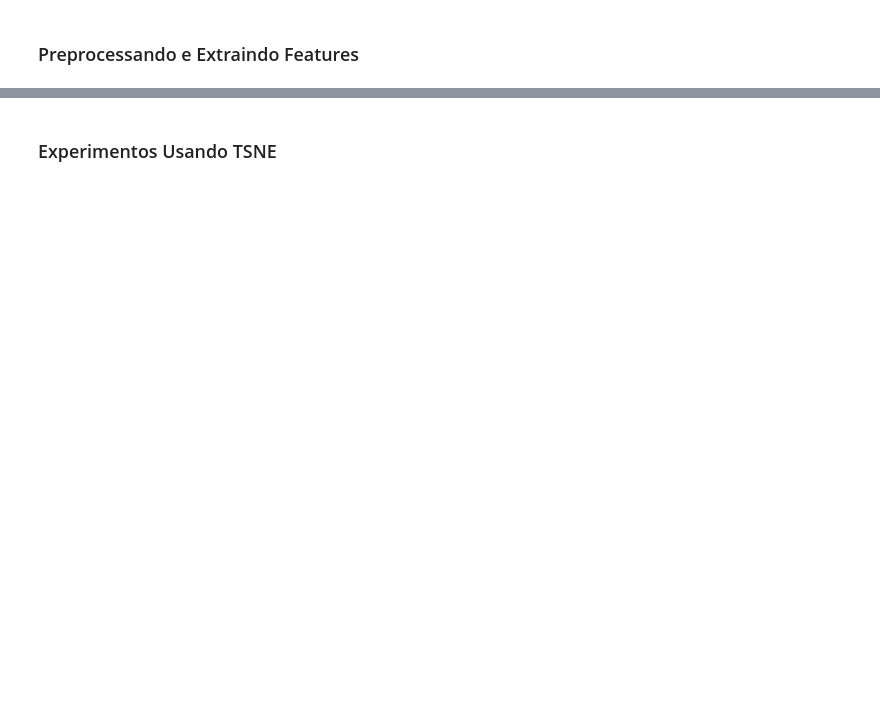
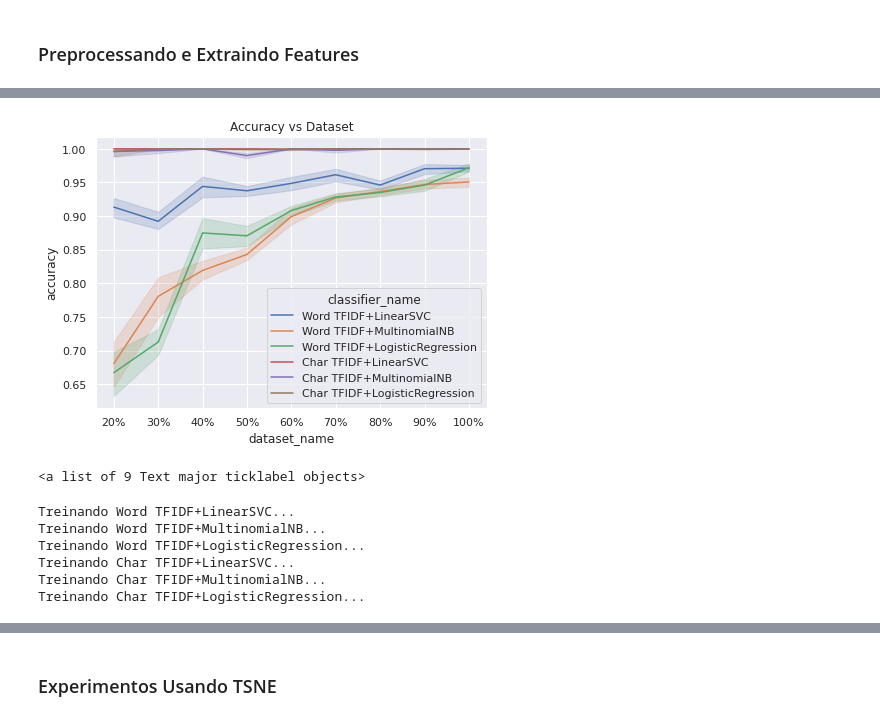
Before and after one commit to Tiagoblima/brazilian-languages-eniac2021, a Jupyter notebook: Supervised_Classification_Benchmark.ipynb, the cells around one changed output, grey strips where cells are left out. Cells and saved outputs as stored; diff of their text form; code cells hidden in the pictures; blank space fills up the shorter version.

```diff
--- a/Supervised_Classification_Benchmark.ipynb
+++ b/Supervised_Classification_Benchmark.ipynb
@@ -185,7 +191,7 @@ kayapo           6
 dtype: int64
 # %%
 from sklearn.model_selection import StratifiedKFold
-exp_timeline = pd.DataFrame({'accuracy': [],'classifier_name':[],'fit_time':[]})
+exp_timeline = pd.DataFrame({'accuracy': [],'classifier_name':[]})
 from tqdm import tqdm
 for i in range(2,11):
   for clf_name,estimator in tqdm(CLFS_LIST):
@@ -197,11 +203,12 @@ for i in range(2,11):
     scores = cross_validate(estimator, X_sample, y_sample, cv=skf,
                               scoring=('accuracy', 'f1_macro'), return_train_score=False)
     exp_df = pd.DataFrame({
+        'exp_id':i-1,
         'accuracy':scores['test_accuracy'],
         'f1_macro':scores['test_f1_macro'],
         'classifier_name':[clf_name for _ in range(10)],
 
-        'dataset_name':['dataset'+str(i) for _ in range(10)]
+        'dataset_name':[str(i*10)+'%' for _ in range(10)]
     })
 
     exp_timeline = exp_timeline.append(exp_df)
@@ -210,3 +251,16 @@ exp_timeline
+# %%
+import seaborn as sns
+sns.set(rc={'figure.figsize':(7.,5)})
+g = sns.lineplot(data=exp_timeline,x='dataset_name', y='accuracy', hue='classifier_name')
+
+g.set_title('Accuracy vs Dataset')
+plt.savefig('acc_timeline_graph.pdf')
+# %% [output]
+[figure, added]
+# %%
+g.get_xticklabels()
+# %% [output]
+<a list of 9 Text major ticklabel objects>
 # %%
 skf = StratifiedKFold(n_splits=10)
 #cv = ShuffleSplit(n_splits=10, test_size=0.33, random_state=42)
@@ -238,6 +292,13 @@ def run_experiment(X_, y_):
 # %%
 result_df = run_experiment(X, y)
 result_df.to_csv('results/result.csv')
+# %% [output]
+Treinando Word TFIDF+LinearSVC...
+Treinando Word TFIDF+MultinomialNB...
+Treinando Word TFIDF+LogisticRegression...
+Treinando Char TFIDF+LinearSVC...
+Treinando Char TFIDF+MultinomialNB...
+Treinando Char TFIDF+LogisticRegression...
 # %%
 groups = result_df.groupby(['classifier_name'])
 summary = groups.agg({'accuracy':['mean', 'median', 'std'],'f1_macro':['mean', 'median', 'std']}).round(3)
```
Also changed, not shown: parts of 17 cells of this notebook.
